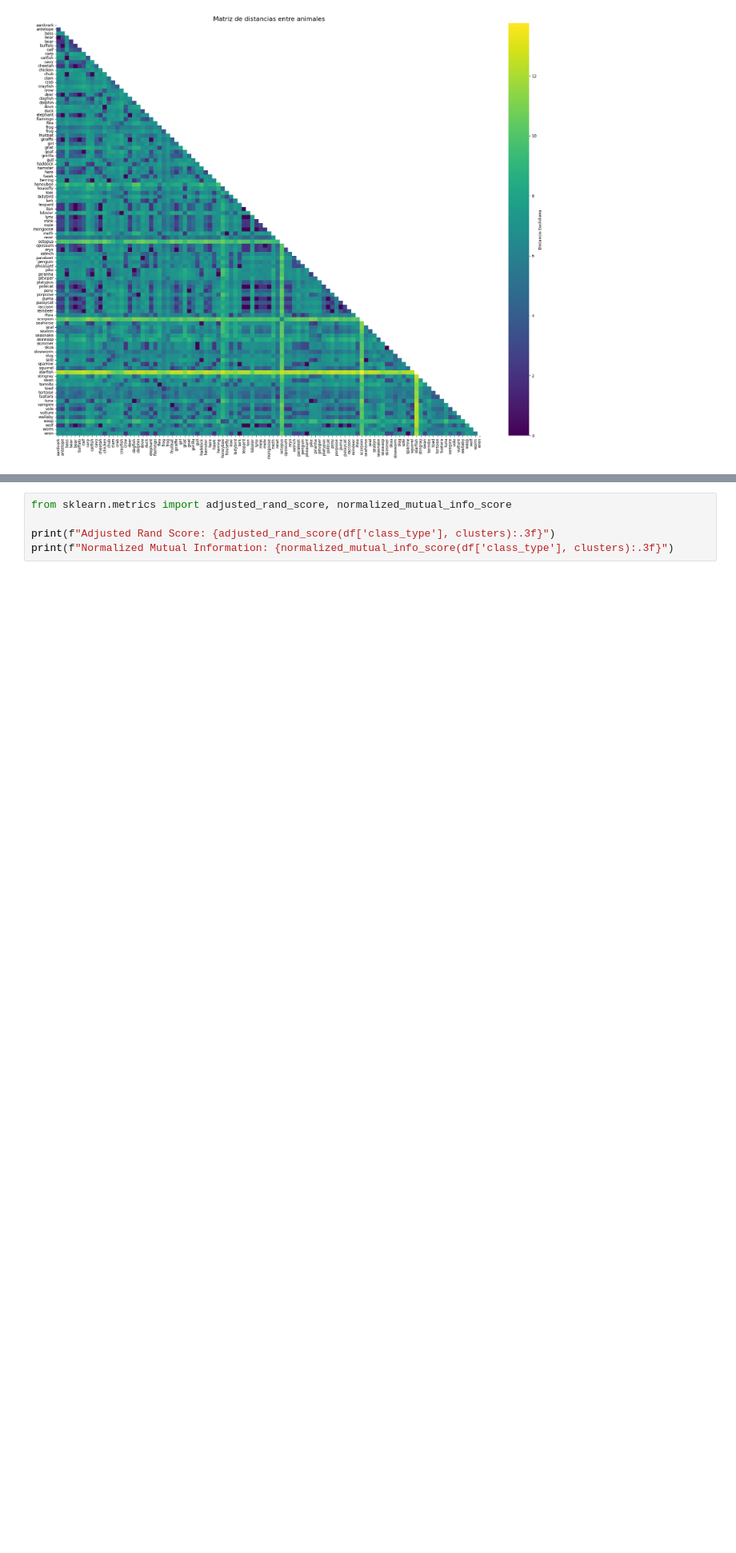
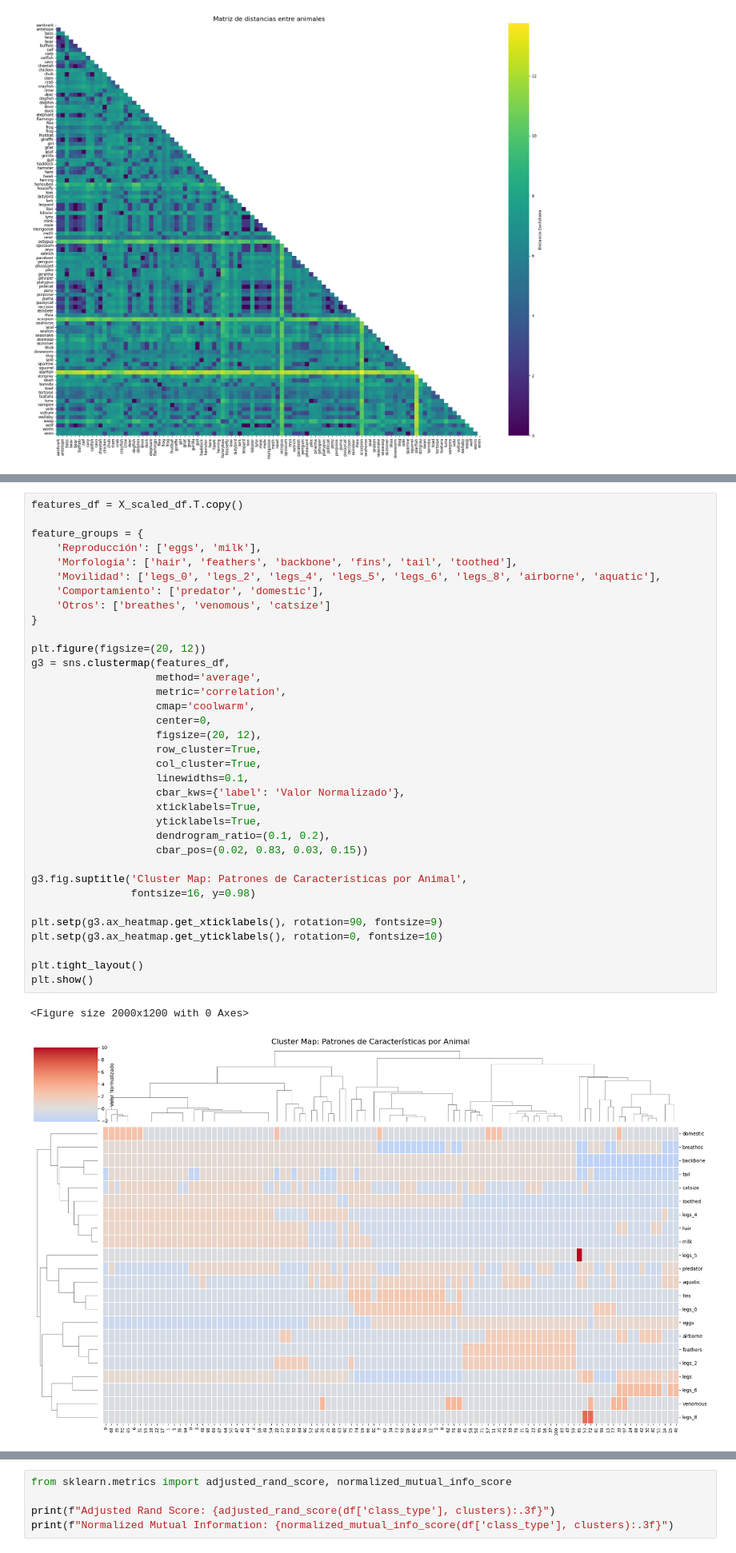
Before and after one commit to novoa123/MachineLearningS11, a Jupyter notebook: Notebook_Tarea_Zoo_Clustering.ipynb, the cells around one changed output, grey strips where cells are left out. Shown at 80% size. Drawn from its saved outputs; the diff is of its cells as text; blank space fills up the shorter version.

```diff
--- a/Notebook_Tarea_Zoo_Clustering.ipynb
+++ b/Notebook_Tarea_Zoo_Clustering.ipynb
@@ -173,3 +232,41 @@ plt.show()
+# %%
+features_df = X_scaled_df.T.copy()
+
+feature_groups = {
+    'Reproducción': ['eggs', 'milk'],
+    'Morfología': ['hair', 'feathers', 'backbone', 'fins', 'tail', 'toothed'],
+    'Movilidad': ['legs_0', 'legs_2', 'legs_4', 'legs_5', 'legs_6', 'legs_8', 'airborne', 'aquatic'],
+    'Comportamiento': ['predator', 'domestic'],
+    'Otros': ['breathes', 'venomous', 'catsize']
+}
+
+plt.figure(figsize=(20, 12))
+g3 = sns.clustermap(features_df,
+                    method='average',
+                    metric='correlation',
+                    cmap='coolwarm',
+                    center=0,
+                    figsize=(20, 12),
+                    row_cluster=True,
+                    col_cluster=True,
+                    linewidths=0.1,
+                    cbar_kws={'label': 'Valor Normalizado'},
+                    xticklabels=True,
+                    yticklabels=True,
+                    dendrogram_ratio=(0.1, 0.2),
+                    cbar_pos=(0.02, 0.83, 0.03, 0.15))
+
+g3.fig.suptitle('Cluster Map: Patrones de Características por Animal',
+                fontsize=16, y=0.98)
+
+plt.setp(g3.ax_heatmap.get_xticklabels(), rotation=90, fontsize=9)
+plt.setp(g3.ax_heatmap.get_yticklabels(), rotation=0, fontsize=10)
+
+plt.tight_layout()
+plt.show()
+# %% [output]
+<Figure size 2000x1200 with 0 Axes>
+[figure, added]
 # %%
 cluster_means = df.groupby('cluster')[X.columns].mean()
 
```
Also changed, not shown: parts of 2 cells of this notebook.
